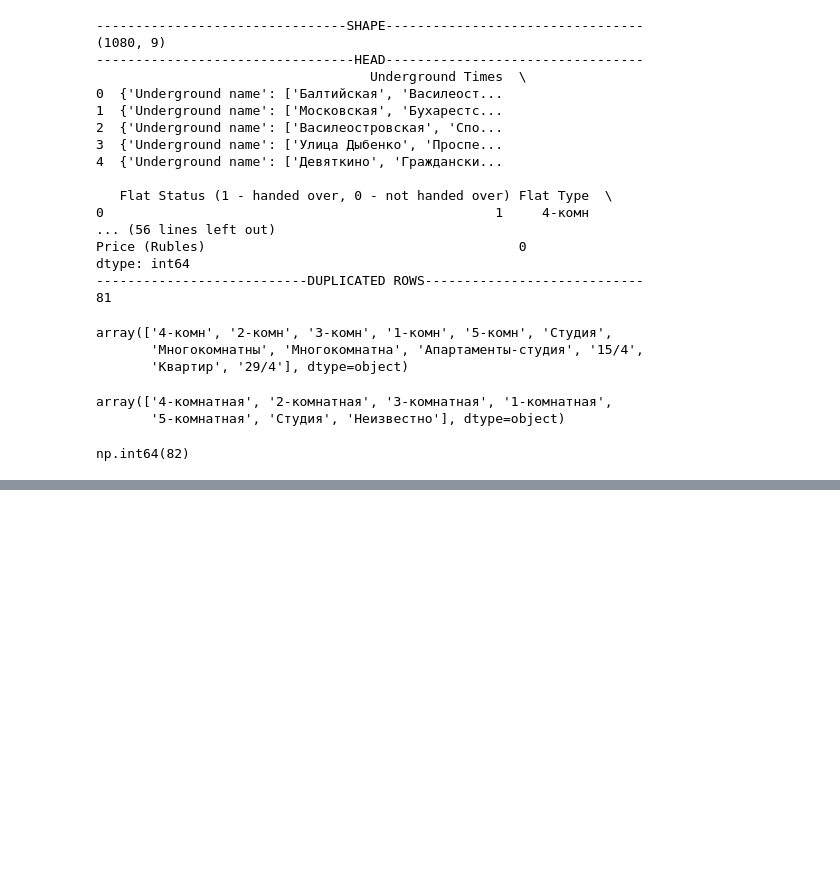
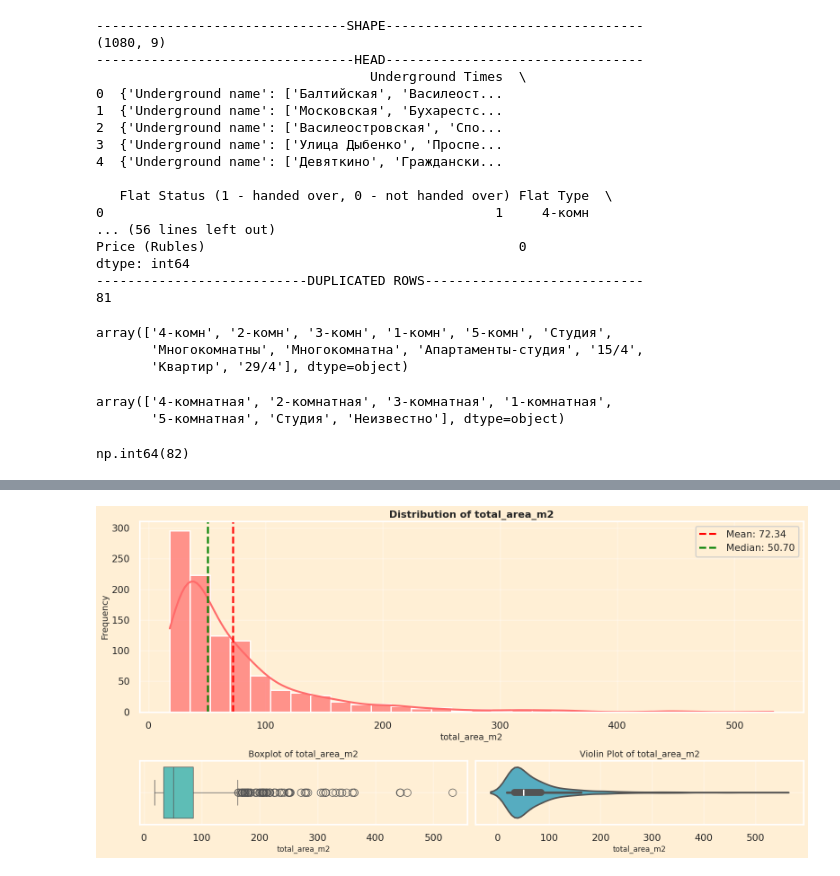
Before and after one commit to lodygin-mikhail/Real_Estate_Saint_Petersburg, a Jupyter notebook: nootbooks/flats.ipynb, the cells around one changed output, grey strips where cells are left out. Drawn from its saved outputs; the diff is of its cells as text; code cells hidden in the pictures; blank space fills up the shorter version.

```diff
--- a/nootbooks/flats.ipynb
+++ b/nootbooks/flats.ipynb
@@ -150,0 +265,4 @@ df.drop_duplicates(inplace=True)
+# %%
+plot_numeric_col(df, 'total_area_m2')
+# %% [output]
+[figure, added]
```
Also changed, not shown: parts of 23 cells of this notebook.
